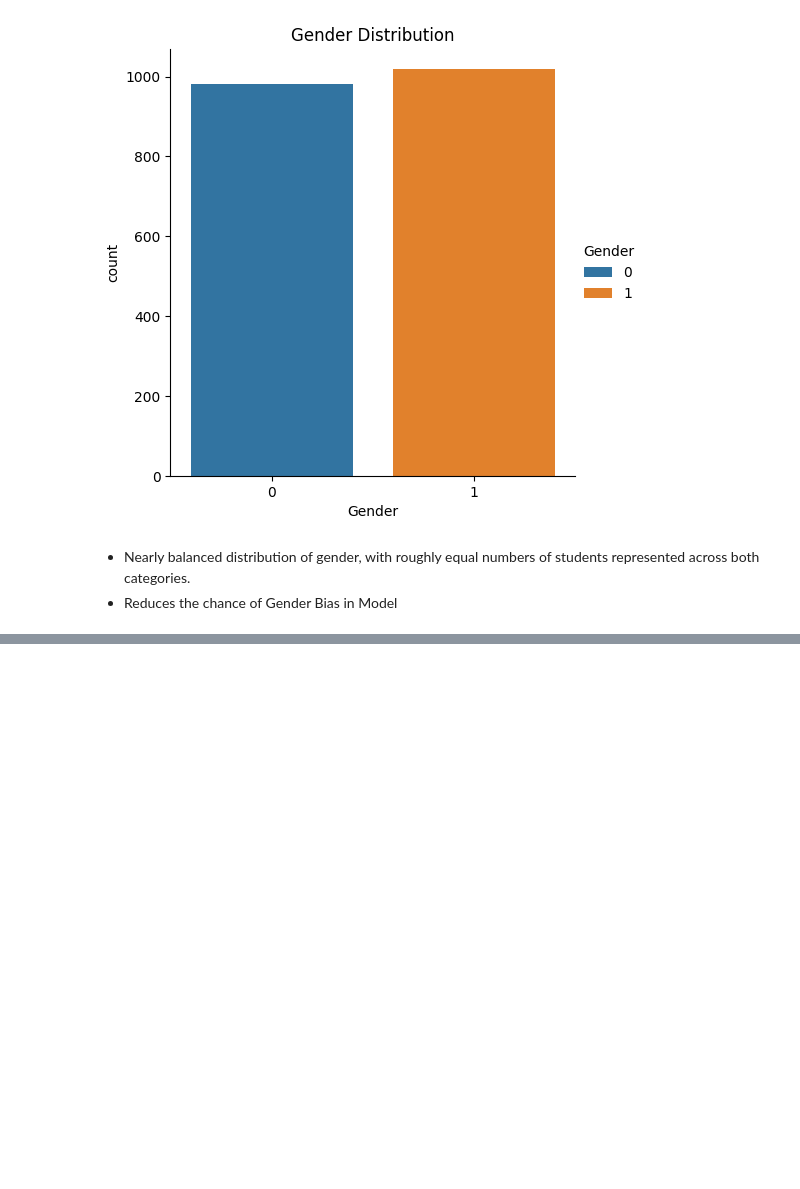
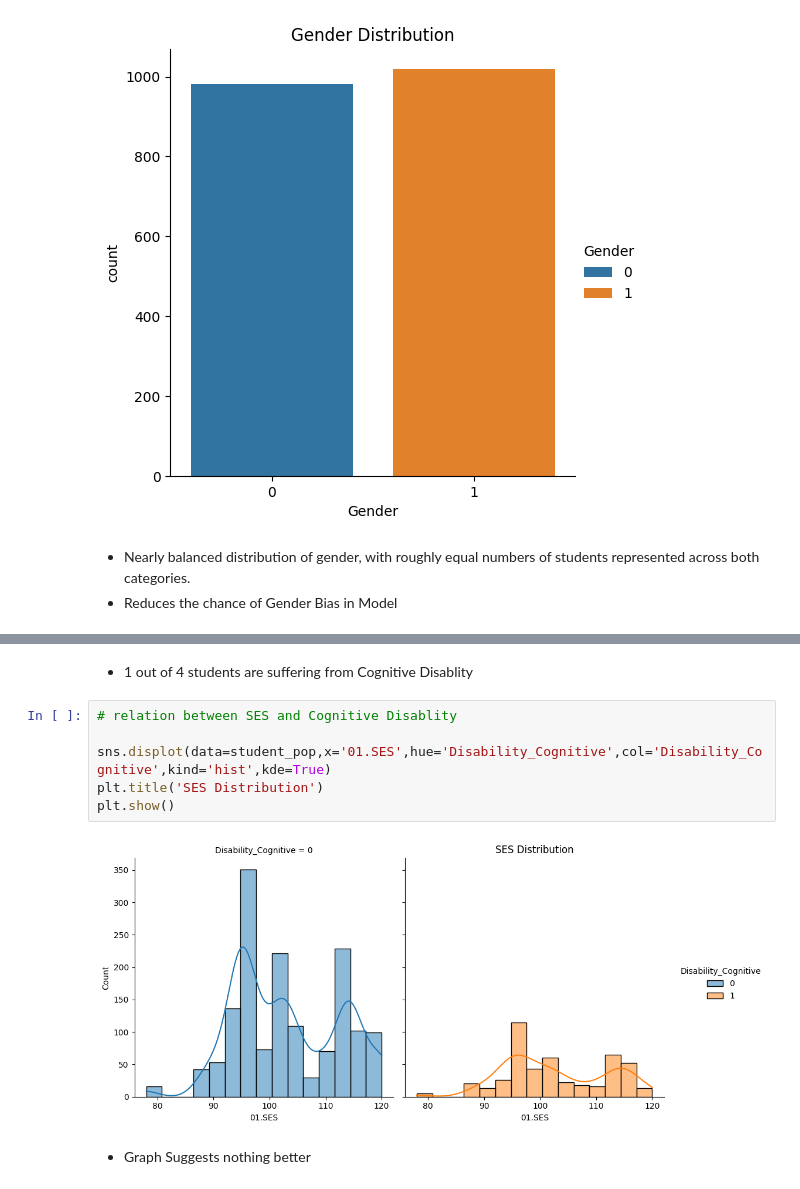
Before and after one commit to anshumbanga/Projects, a Jupyter notebook: LA4_SCHOOL/LA4 Schools Exploratory Data Analysis.ipynb, the cells around one changed output, grey strips where cells are left out. Saved outputs shown, nothing was run; the diff lists cells and outputs as text; blank space fills up the shorter version.

```diff
--- a/LA4_SCHOOL/LA4 Schools Exploratory Data Analysis.ipynb
+++ b/LA4_SCHOOL/LA4 Schools Exploratory Data Analysis.ipynb
@@ -102,0 +146,12 @@ plt.show()
+# %% [markdown]
+- 1 out of 4 students are suffering from Cognitive Disablity
+# %%
+# relation between SES and Cognitive Disablity
+
+sns.displot(data=student_pop,x='01.SES',hue='Disability_Cognitive',col='Disability_Cognitive',kind='hist',kde=True)
+plt.title('SES Distribution')
+plt.show()
+# %% [output]
+[figure, added]
+# %% [markdown]
+- Graph Suggests nothing better
```
Also changed, not shown: parts of 26 cells of this notebook.
